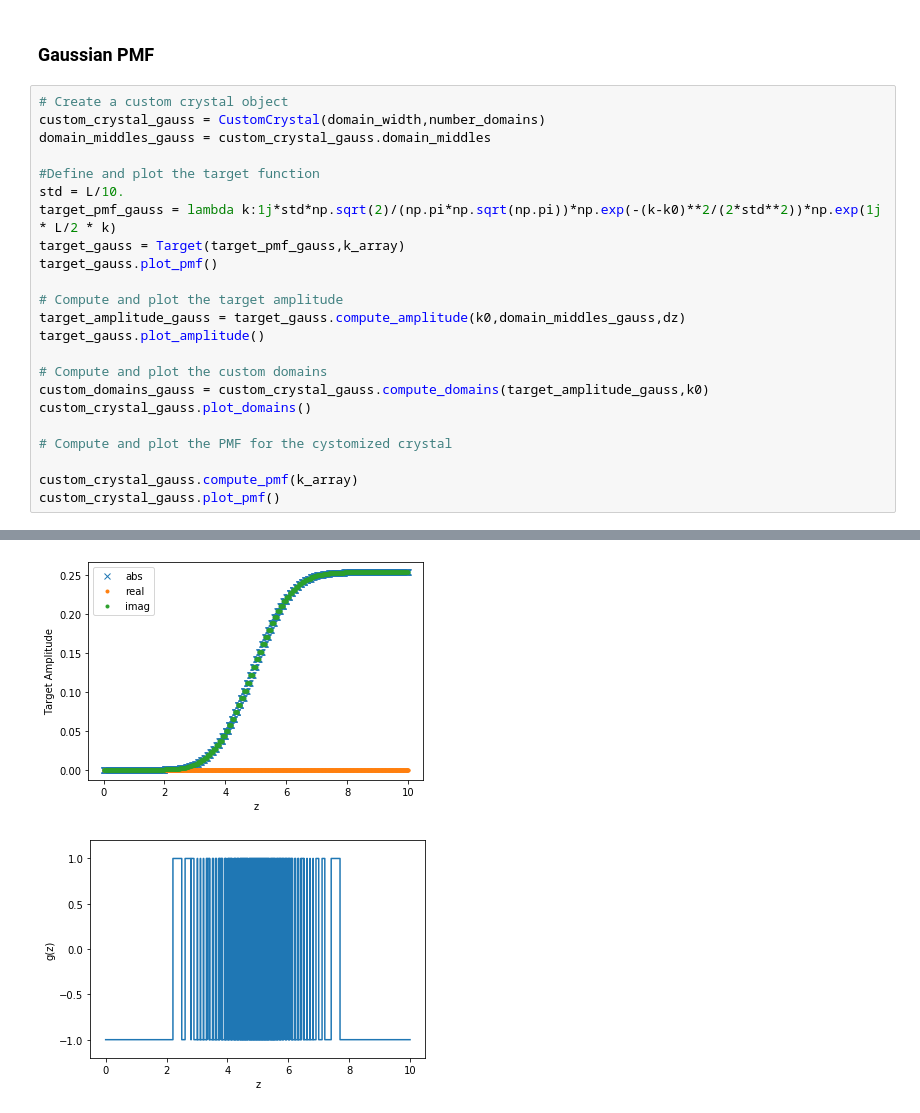
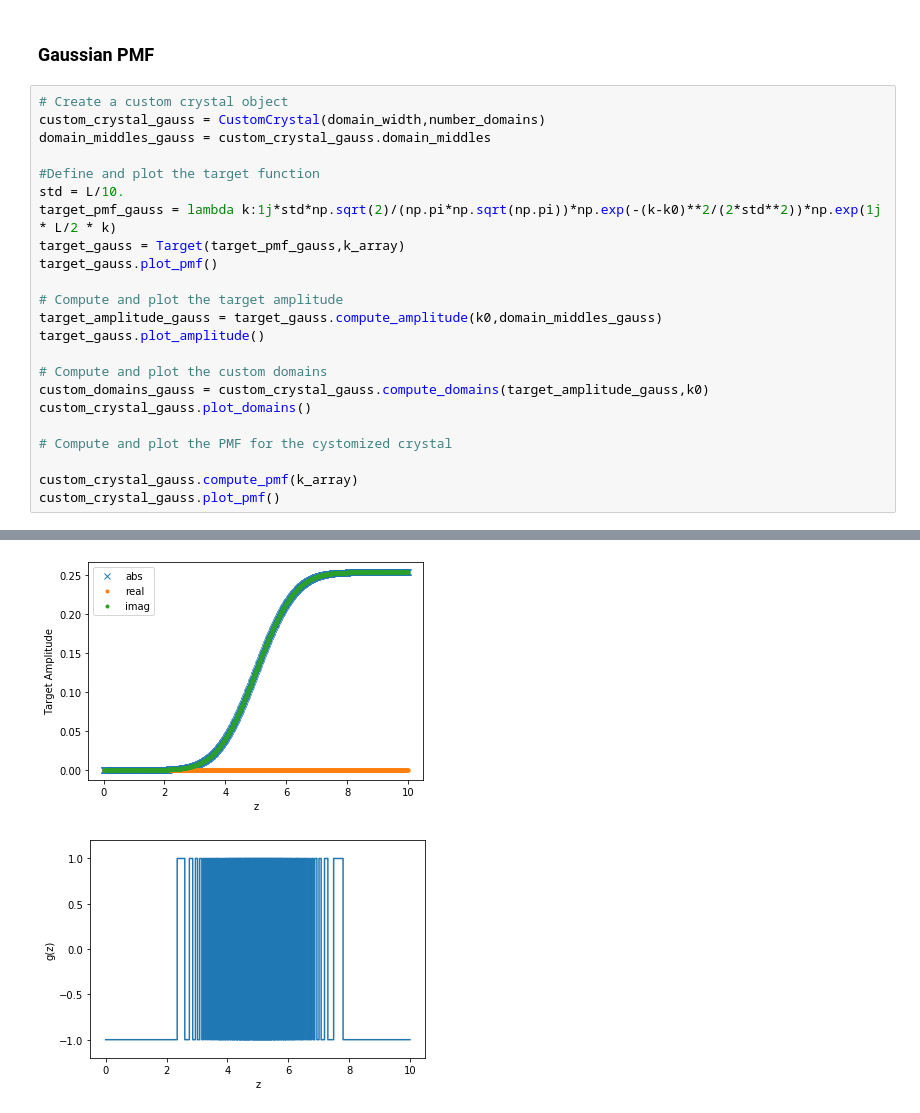
Before and after one commit to abranczyk/custom-poling, a Jupyter notebook: Tutorial 3 - Customizing a crystal.ipynb, the cells around one changed output, grey strips where cells are left out. Cells and saved outputs as stored; diff of their text form.

```diff
--- a/Tutorial 3 - Customizing a crystal.ipynb
+++ b/Tutorial 3 - Customizing a crystal.ipynb
@@ -56,28 +55,28 @@ custom_crystal_sinc.plot_pmf()
 # %%
 # Create a custom crystal object
 custom_crystal_gauss = CustomCrystal(domain_width,number_domains)
 domain_middles_gauss = custom_crystal_gauss.domain_middles
 
 #Define and plot the target function
 std = L/10.
 target_pmf_gauss = lambda k:1j*std*np.sqrt(2)/(np.pi*np.sqrt(np.pi))*np.exp(-(k-k0)**2/(2*std**2))*np.exp(1j * L/2 * k)
 target_gauss = Target(target_pmf_gauss,k_array)
 target_gauss.plot_pmf()
 
 # Compute and plot the target amplitude
-target_amplitude_gauss = target_gauss.compute_amplitude(k0,domain_middles_gauss,dz)
+target_amplitude_gauss = target_gauss.compute_amplitude(k0,domain_middles_gauss)
 target_gauss.plot_amplitude()
 
 # Compute and plot the custom domains
 custom_domains_gauss = custom_crystal_gauss.compute_domains(target_amplitude_gauss,k0)
 custom_crystal_gauss.plot_domains()
 
 # Compute and plot the PMF for the cystomized crystal
 
 custom_crystal_gauss.compute_pmf(k_array)
 custom_crystal_gauss.plot_pmf()
 # %% [output]
 [figure]
-[figure, old version]
+[figure, new version]
-[figure, old version]
+[figure, new version]
 [figure]
```
Also changed, not shown: parts of 3 cells of this notebook, 4 other files.
